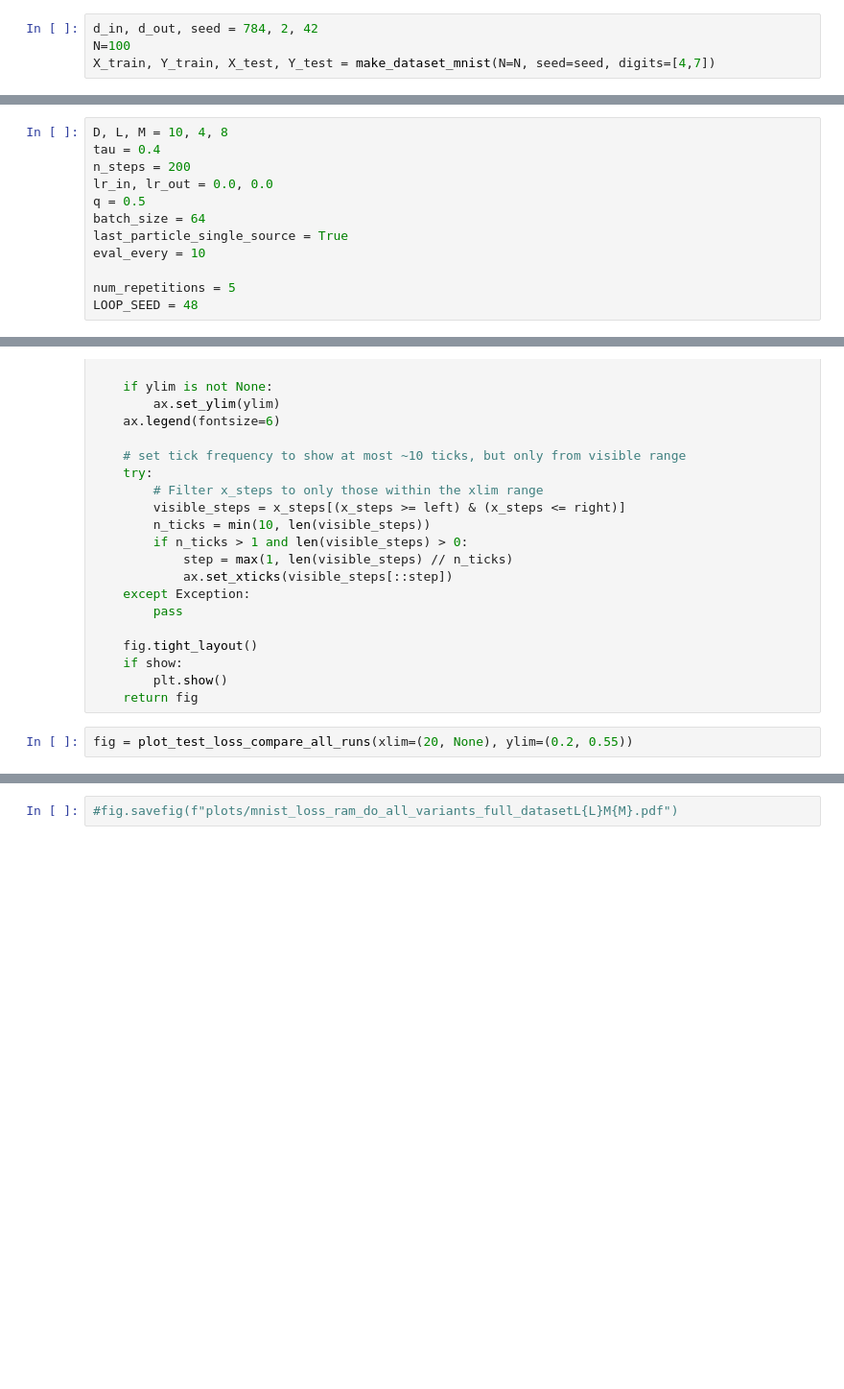
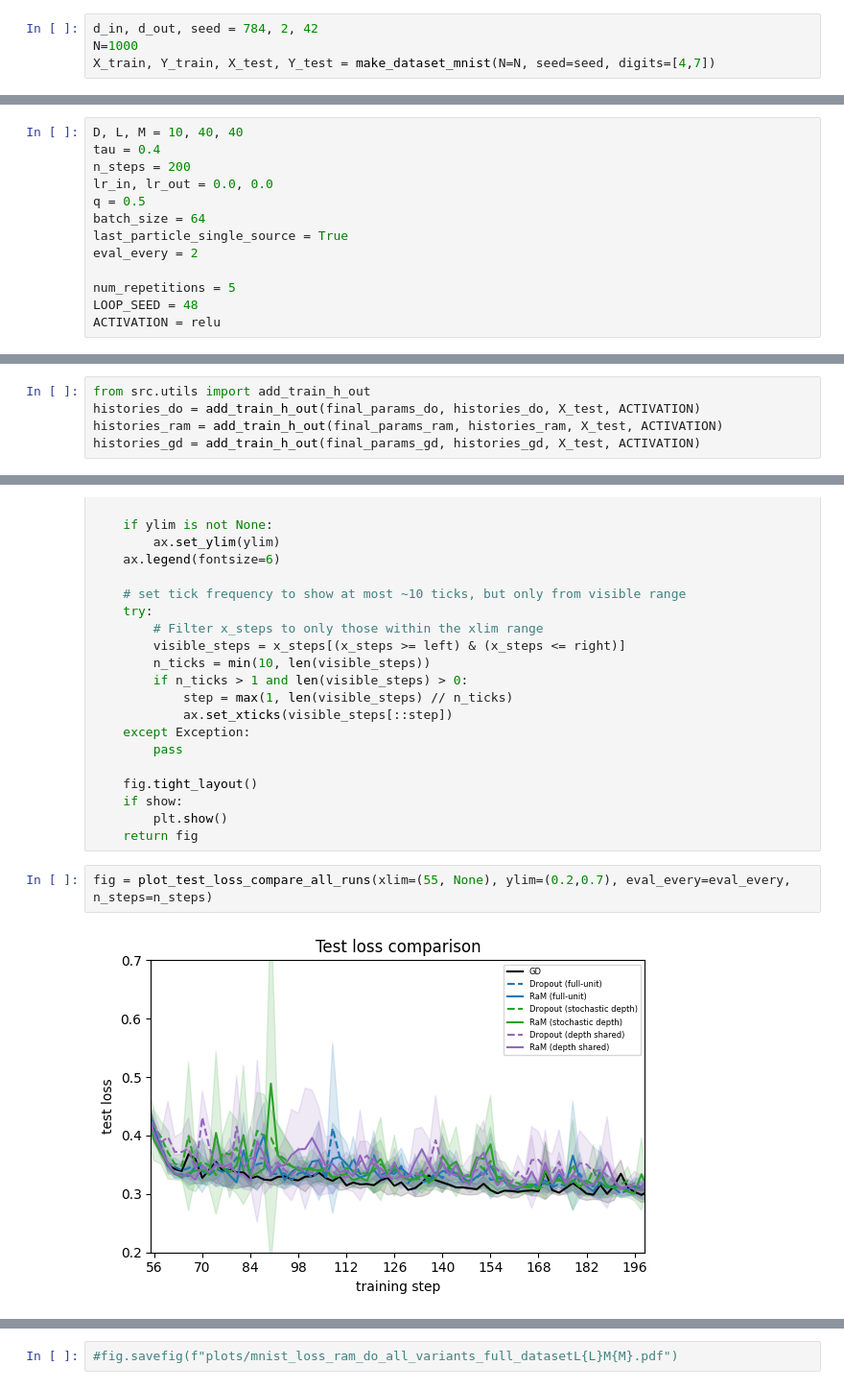
Before and after one commit to xavimaass/dropout_and_ram_2026, a Jupyter notebook: plots_from_single_run.ipynb, the cells around one changed output, grey strips where cells are left out. Shown at 96% size. Cells and saved outputs as stored; diff of their text form; blank space fills up the shorter version.

```diff
--- a/plots_from_single_run.ipynb
+++ b/plots_from_single_run.ipynb
@@ -14,7 +14,7 @@ from src.jax_resnet.training import train_scan_jit, train_dropout_scan_jit, trai
 from src.utils import make_dataset_mnist, align_tracked_particle_across_layers
 # %%
 d_in, d_out, seed = 784, 2, 42
-N=100
+N=1000
 X_train, Y_train, X_test, Y_test = make_dataset_mnist(N=N, seed=seed, digits=[4,7])
 # %%
 X_train.shape, Y_train.shape, X_test.shape, Y_test.shape
@@ -21,15 +23,16 @@ X_train.shape, Y_train.shape, X_test.shape, Y_test.shape
 # %%
-D, L, M = 10, 4, 8
+D, L, M = 10, 40, 40
 tau = 0.4
 n_steps = 200
 lr_in, lr_out = 0.0, 0.0
 q = 0.5
 batch_size = 64
 last_particle_single_source = True
-eval_every = 10
+eval_every = 2
 
 num_repetitions = 5
 LOOP_SEED = 48
+ACTIVATION = relu
 # %%
 params0 = init_params(random.PRNGKey(seed + 44), d_in, d_out, D, L, M)
 params0 = align_tracked_particle_across_layers(params0, particle_idx=-1)
@@ -57,6 +60,11 @@ with open(f'data/mnist/final_params_ram_{setting_str}.pkl', 'rb') as f:   # 'wb'
 
 with open(f'data/mnist/histories_ram_{setting_str}.pkl', 'rb') as f:   # 'wb' = write binary
     histories_ram = pickle.load(f)
+# %%
+from src.utils import add_train_h_out
+histories_do = add_train_h_out(final_params_do, histories_do, X_test, ACTIVATION)
+histories_ram = add_train_h_out(final_params_ram, histories_ram, X_test, ACTIVATION)
+histories_gd = add_train_h_out(final_params_gd, histories_gd, X_test, ACTIVATION)
 # %%
 def get_predictions(output):
     if isinstance(output, dict):
@@ -203,4 +219,6 @@ def plot_test_loss_compare_all_runs(show=True, xlim=None, ylim=None, eval_every=
         plt.show()
     return fig
 # %%
-fig = plot_test_loss_compare_all_runs(xlim=(20, None), ylim=(0.2, 0.55))
+fig = plot_test_loss_compare_all_runs(xlim=(55, None), ylim=(0.2,0.7), eval_every=eval_every, n_steps=n_steps)
+# %% [output]
+[figure, added]
```
Also changed, not shown: parts of 5 cells of this notebook, 3 other files.
